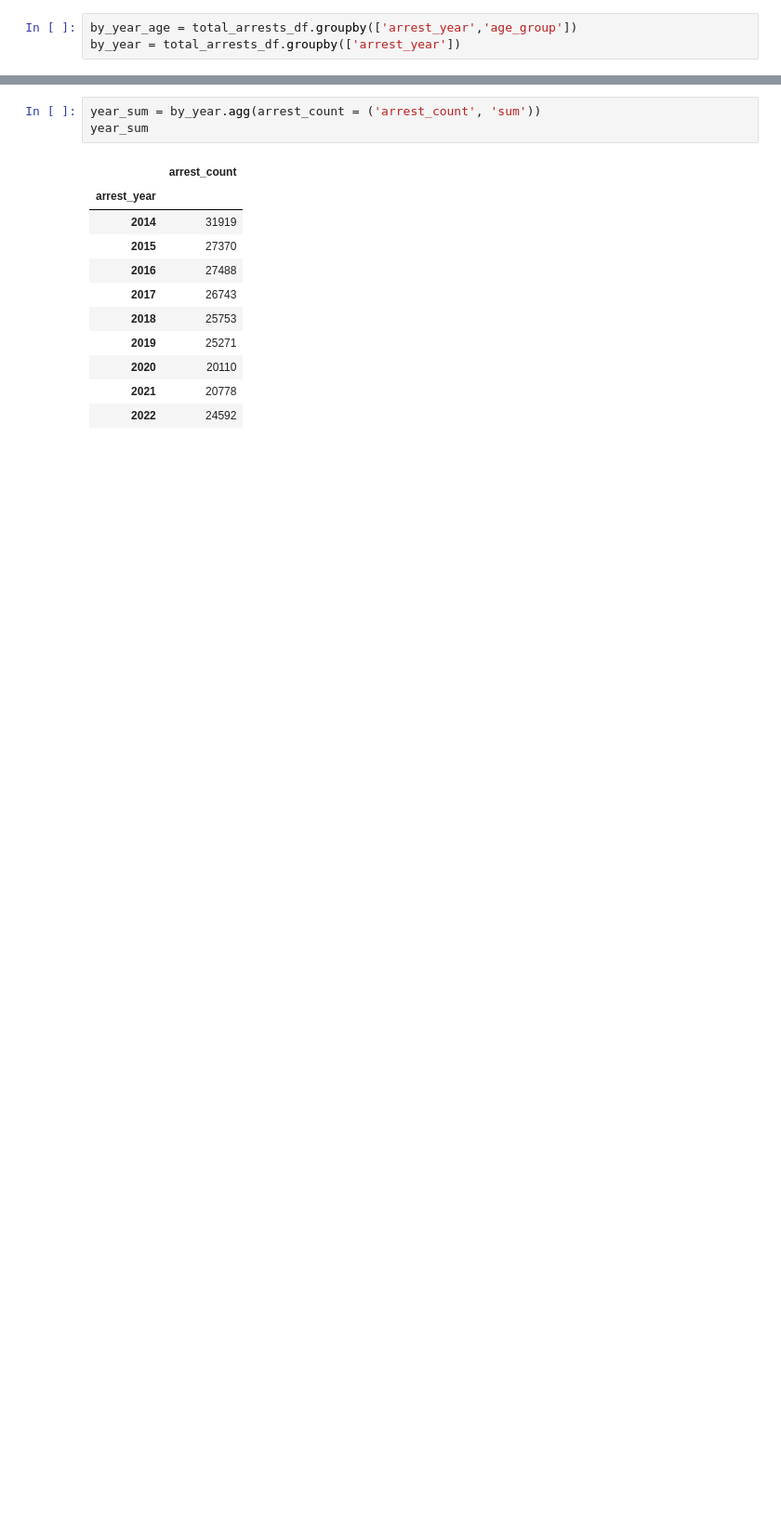
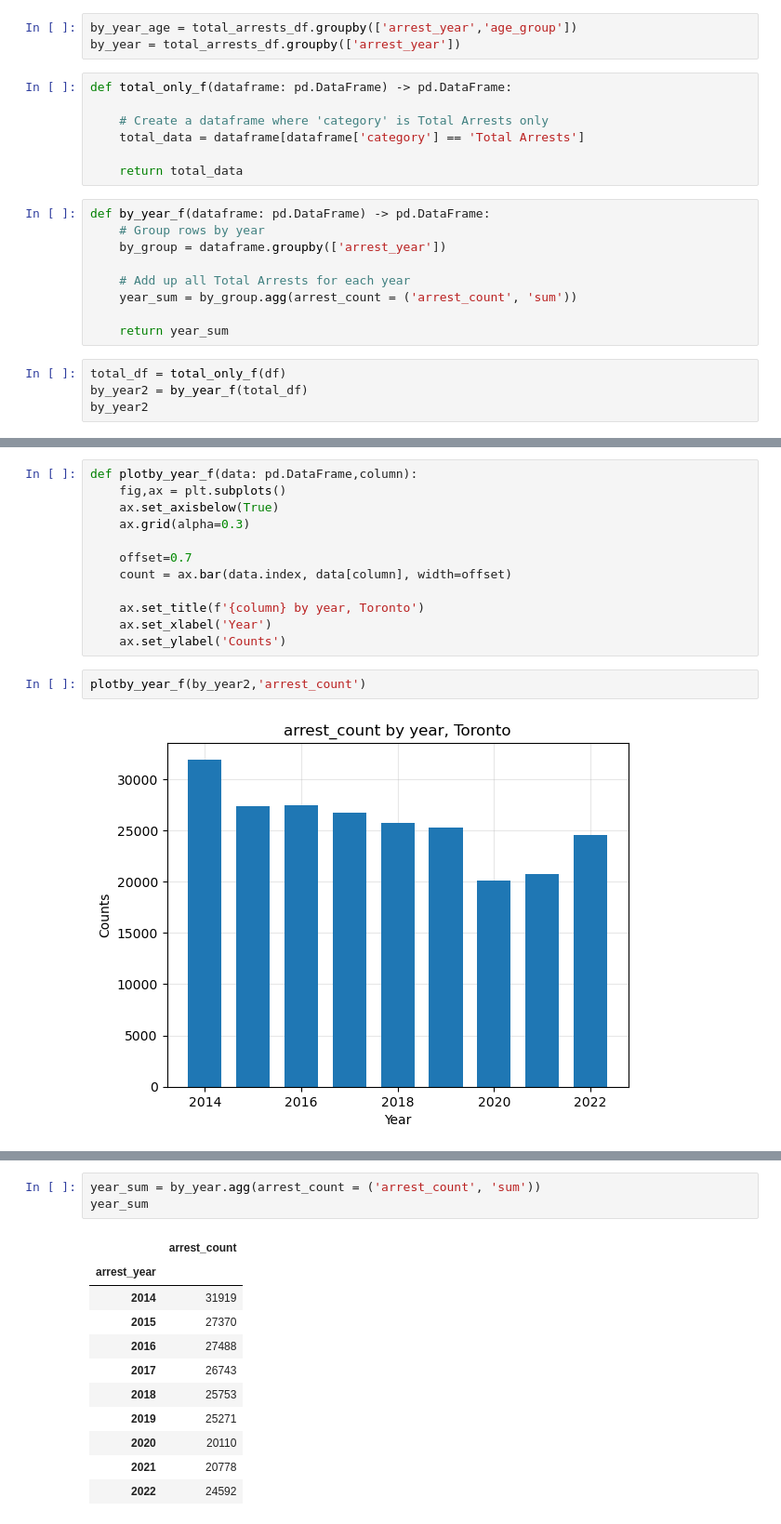
Before and after one commit to Cnblackwell/TeamDragonParsers, a Jupyter notebook: nhifolder/nhi_lab.ipynb, the cells around one changed output, grey strips where cells are left out. Shown at 93% size. Drawn from its saved outputs; the diff is of its cells as text; blank space fills up the shorter version.

```diff
--- a/nhifolder/nhi_lab.ipynb
+++ b/nhifolder/nhi_lab.ipynb
@@ -104,3 +102,23 @@ total_arrests_df.shape
 # %%
 by_year_age = total_arrests_df.groupby(['arrest_year','age_group'])
 by_year = total_arrests_df.groupby(['arrest_year'])
+# %%
+def total_only_f(dataframe: pd.DataFrame) -> pd.DataFrame:
+
+    # Create a dataframe where 'category' is Total Arrests only
+    total_data = dataframe[dataframe['category'] == 'Total Arrests']
+
+    return total_data
+# %%
+def by_year_f(dataframe: pd.DataFrame) -> pd.DataFrame:
+    # Group rows by year
+    by_group = dataframe.groupby(['arrest_year'])
+
+    # Add up all Total Arrests for each year
+    year_sum = by_group.agg(arrest_count = ('arrest_count', 'sum'))
+
+    return year_sum
+# %%
+total_df = total_only_f(df)
+by_year2 = by_year_f(total_df)
+by_year2
@@ -106,0 +137,16 @@ by_year = total_arrests_df.groupby(['arrest_year'])
+# %%
+def plotby_year_f(data: pd.DataFrame,column):
+    fig,ax = plt.subplots()
+    ax.set_axisbelow(True)
+    ax.grid(alpha=0.3)
+
+    offset=0.7
+    count = ax.bar(data.index, data[column], width=offset)
+
+    ax.set_title(f'{column} by year, Toronto')
+    ax.set_xlabel('Year')
+    ax.set_ylabel('Counts')
+# %%
+plotby_year_f(by_year2,'arrest_count')
+# %% [output]
+[figure, added]
```
Also changed, not shown: parts of 21 cells of this notebook.
